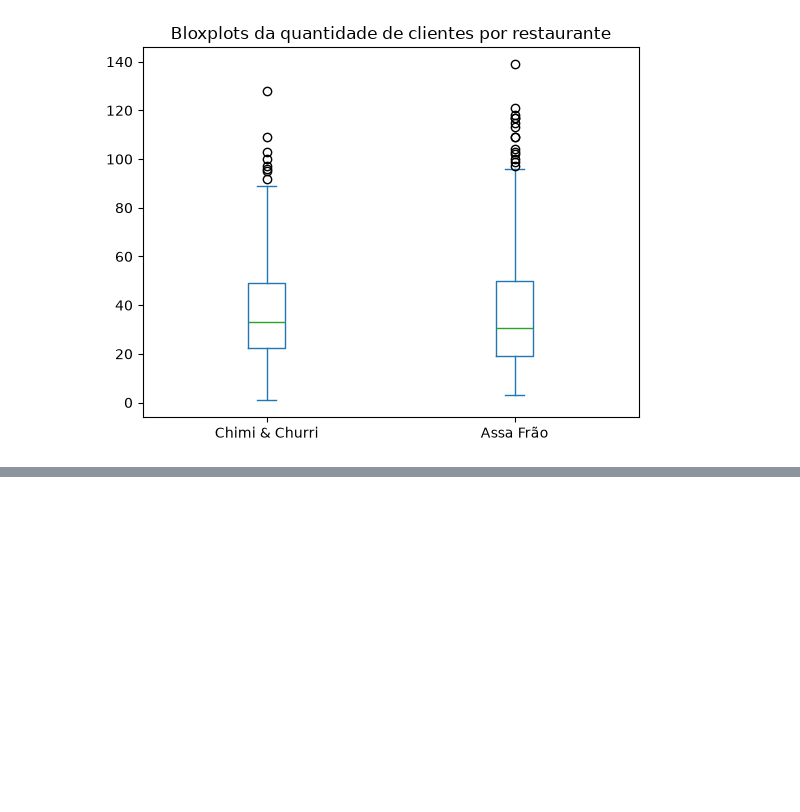
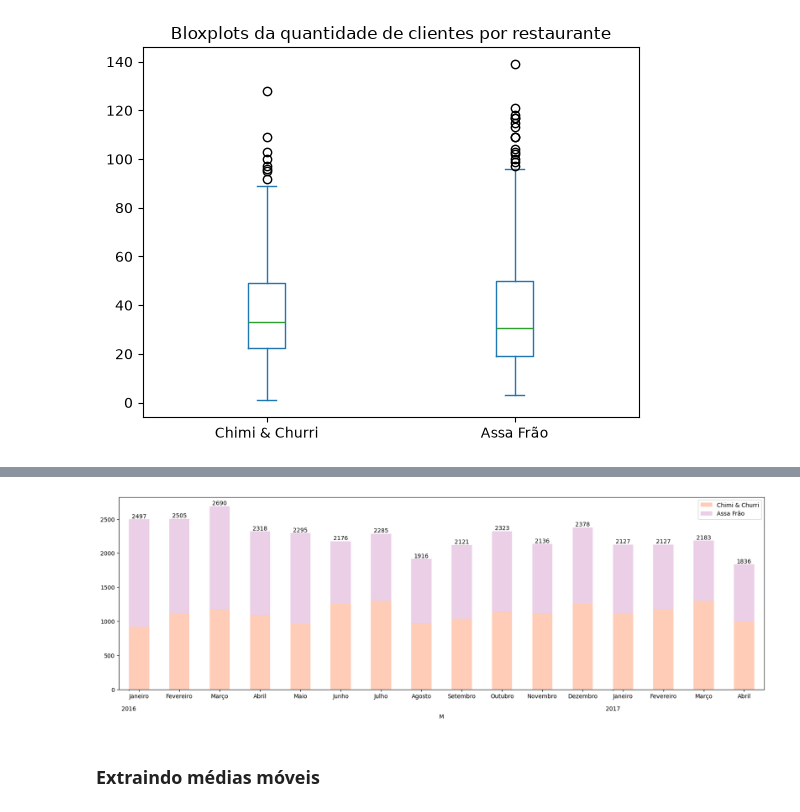
Before and after one commit to thais01fernandes/estat_analises, a Jupyter notebook: series_temporais/Projeto inicial - Análise de séries temporais.ipynb, the cells around one changed output, grey strips where cells are left out. Cells and saved outputs as stored; diff of their text form; code cells hidden in the pictures; blank space fills up the shorter version.

```diff
--- a/series_temporais/Projeto inicial - Análise de séries temporais.ipynb
+++ b/series_temporais/Projeto inicial - Análise de séries temporais.ipynb
@@ -193,0 +245,4 @@ dados.plot(kind = 'box', title = 'Boxplots da quantidade de clientes por restaur
+# %%
+clientes_mensais = dados.resample(rule = 'M')[['Chimi & Churri', 'Assa Frão']].sum()
+
+clientes_mensais
@@ -193,0 +275,4 @@ dados.plot(kind = 'box', title = 'Boxplots da quantidade de clientes por restaur
+# %%
+clientes_mensais['M'] = clientes_mensais.index.month_name(locale = 'pt_PT.ISO8859-1').map(lambda mes: 'Março' if mes == '' else mes)
+
+clientes_mensais
@@ -193,0 +298,12 @@ dados.plot(kind = 'box', title = 'Boxplots da quantidade de clientes por restaur
+# %%
+ax = clientes_mensais.plot(x = 'M', kind = 'bar', stacked = True, color = ['#ffccb7', '#ebcfe7'], rot = 0, figsize= (20,6))
+
+import matplotlib.ticker as ticker
+
+ax.bar_label(ax.containers[1], fontsize = 10)
+ax.xaxis.set_minor_locator(ticker.IndexLocator(12,0))
+ax.xaxis.set_minor_formatter(ticker.FixedFormatter(['\n\n2016', '\n\n2017']))
+# %% [output]
+[figure, added]
+# %% [markdown]
+### Extraindo médias móveis
```
Also changed, not shown: parts of 18 cells of this notebook, 1 other file.
